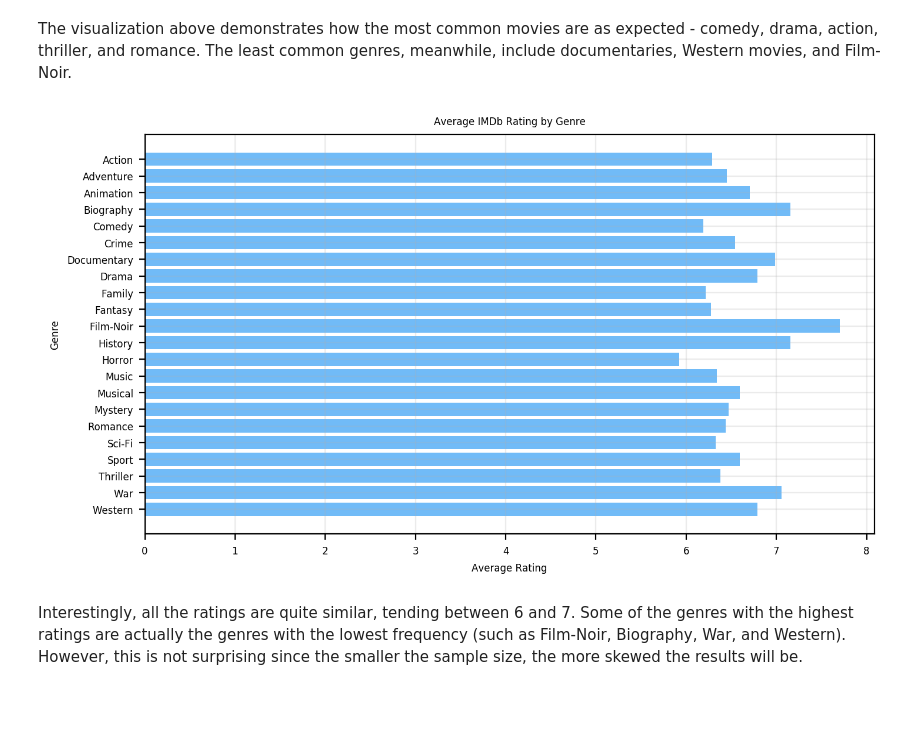
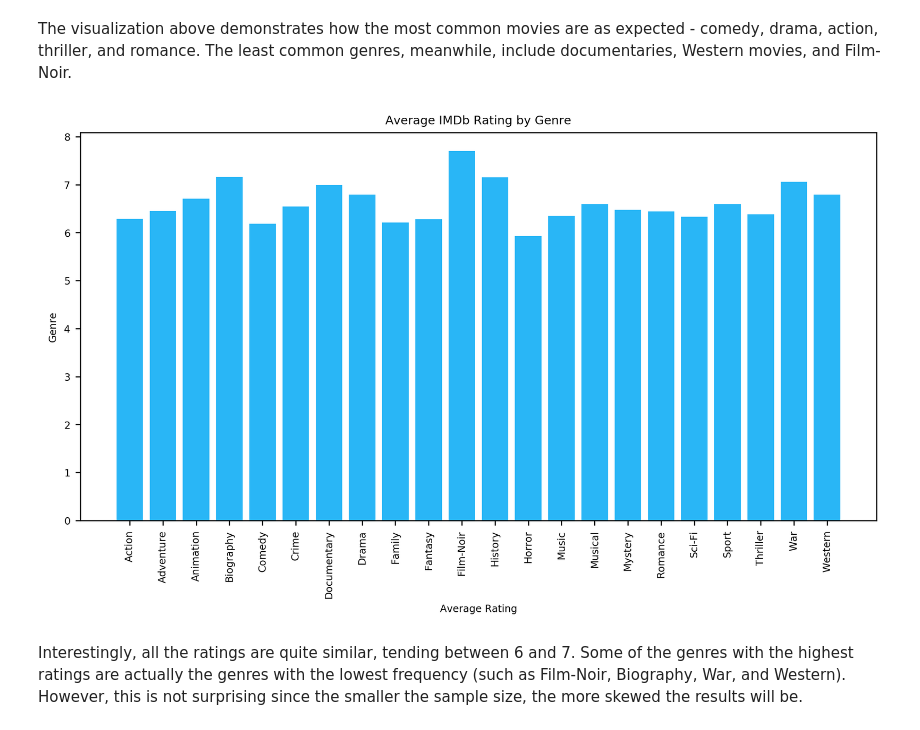
Before and after one commit to samplank/CS109b, a Jupyter notebook: Milestone1.ipynb, the cells around one changed output. Saved outputs shown, nothing was run; the diff lists cells and outputs as text; code cells hidden in the pictures; blank space fills up the shorter version.

```diff
--- a/Milestone1.ipynb
+++ b/Milestone1.ipynb
@@ -154,7 +157,8 @@ else:
         json.dump(full_results, fp)
 # %%
 #make an id-genre lookup
-genres = urllib.urlopen("https://api.themoviedb.org/3/genre/movie/list?api_key=552fcccf23e3d49e5ccc3ed20c15bea2&language=en-US")
+genres = urllib.urlopen('https://api.themoviedb.org/3/genre/movie/list?' +
+                        'api_key=552fcccf23e3d49e5ccc3ed20c15bea2&language=en-US')
 read_genres = json.loads(genres.read())
 
 genre_key = {}
@@ -248,7 +251,7 @@ Some additional sketches that we brainstormed and hope to delve deeper into in f
 Below, we produced numerous visualizations, some which mirror the sketches above.
 # %%
 # read in Kaggle dataset for EDA
-imdb_df = pd.read_csv('movie_metadata.csv', delimiter=',').dropna()
+imdb_df = pd.read_csv('./datasets/movie_metadata.csv', delimiter=',').dropna()
 # %%
 # merge all the genres for each movie into one list
 all_genres = itertools.chain(imdb_df['genres'])
@@ -297,7 +298,7 @@ plt.show()
 # %% [markdown]
 The visualization above demonstrates how the most common movies are as expected - comedy, drama, action, thriller, and romance. The least common genres, meanwhile, include documentaries, Western movies, and Film-Noir.
 # %%
-imdb_genres = np.unique(np.concatenate([x.split('|') for x in np.unique(imdb_df['genres'])]))[::-1]
+imdb_genres = np.unique(np.concatenate([x.split('|') for x in np.unique(imdb_df['genres'])]))
 
 # Get average rating by genre
 rating_by_genre = np.zeros(imdb_genres.shape[0])
@@ -320,17 +321,16 @@ duration_by_genre /= genre_count
 genre_ids = range(len(imdb_genres))
 # %%
 # Function for plotting horizontal genre bar plots
-def genre_barh(data, xlabel, title):
-    plt.subplots(figsize=(8, 4.5), dpi=200)
-    plt.barh(genre_ids, data, alpha=0.75, color='#42A5F5')
-    plt.xlabel(xlabel, fontsize=6); plt.ylabel('Genre', fontsize=6)
-    plt.title(title, fontsize=6)
-    plt.yticks(genre_ids, imdb_genres, fontsize=6);
-    plt.xticks(fontsize=6); plt.grid(alpha=0.25); plt.show()
+def genre_bar(data, xlabel, title):
+    plt.figure(figsize=(10, 5), dpi=125)
+    plt.bar(genre_ids, data, color='#29B6F6')
+    plt.title(title)
+    plt.xlabel(xlabel); plt.ylabel('Genre')
+    plt.xticks(genre_ids, imdb_genres, rotation='vertical'); plt.show()
 # %%
-genre_barh(rating_by_genre, 'Average Rating', 'Average IMDb Rating by Genre')
+genre_bar(rating_by_genre, 'Average Rating', 'Average IMDb Rating by Genre')
 # %% [output]
-[figure, old version]
+[figure, new version]
 # %% [markdown]
 Interestingly, all the ratings are quite similar, tending between 6 and 7. Some of the genres with the highest ratings are actually the genres with the lowest frequency (such as Film-Noir, Biography, War, and Western). However, this is not surprising since the smaller the sample size, the more skewed the results will be.
 # %%
```
Also changed, not shown: parts of 13 cells of this notebook, 9 other files.
